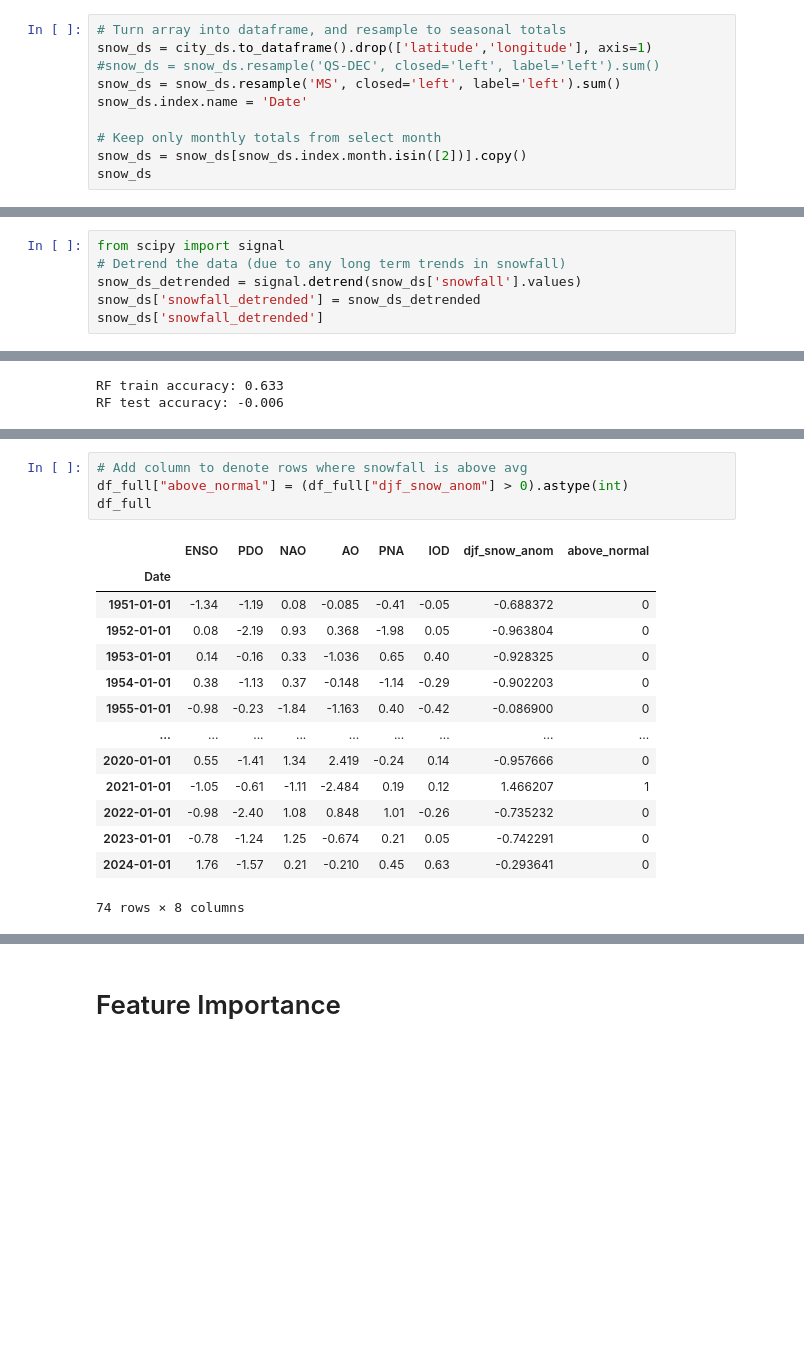
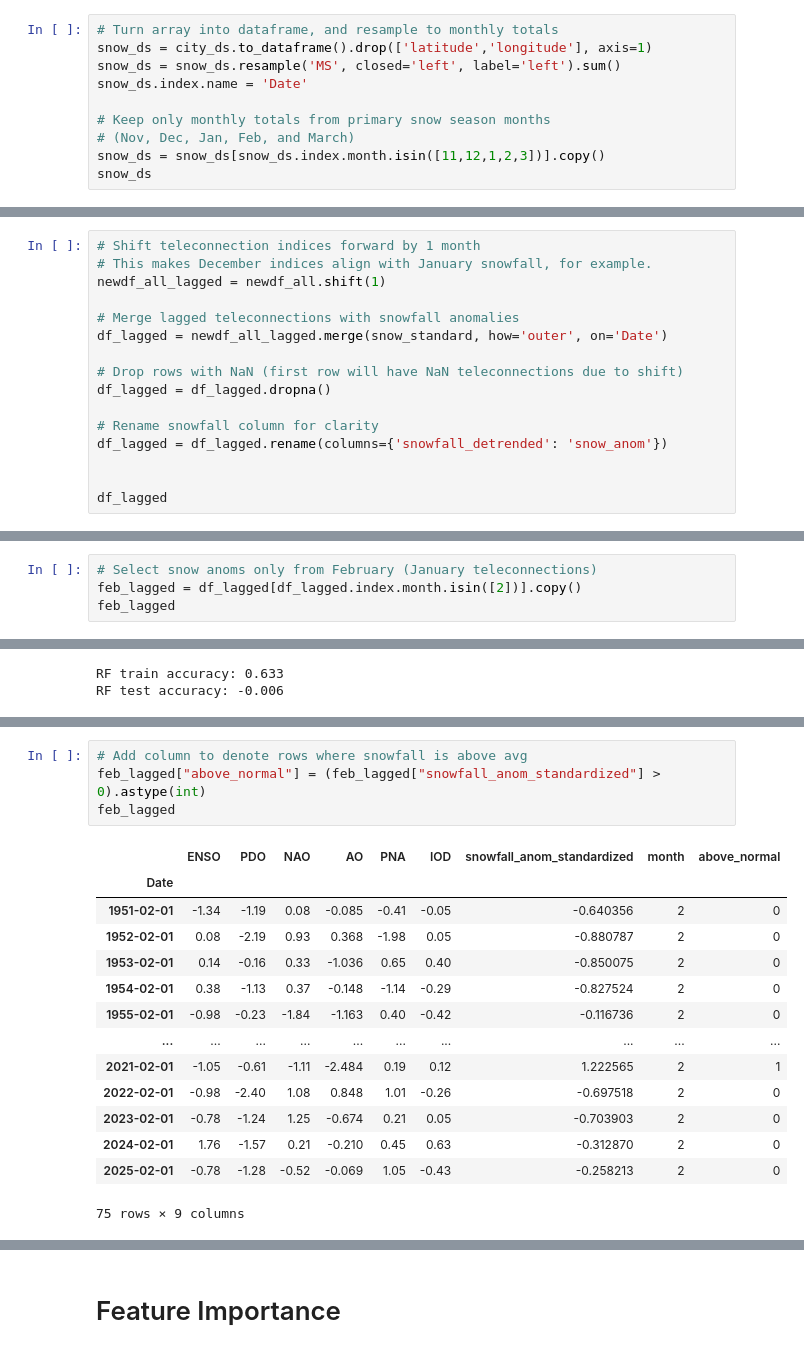
Before and after one commit to domenicbrooks33/ATMS-523-Final-Project-Module-8, a Jupyter notebook: data_preprocessing.ipynb, the cells around one changed output, grey strips where cells are left out. Saved outputs shown, nothing was run; the diff lists cells and outputs as text; blank space fills up the shorter version.

```diff
--- a/data_preprocessing.ipynb
+++ b/data_preprocessing.ipynb
@@ -223,12 +240,12 @@ city_ds = xr.open_dataarray('Baltimore_snowfall.nc', engine='h5netcdf')
 # %%
-# Turn array into dataframe, and resample to seasonal totals
+# Turn array into dataframe, and resample to monthly totals
 snow_ds = city_ds.to_dataframe().drop(['latitude','longitude'], axis=1)
-#snow_ds = snow_ds.resample('QS-DEC', closed='left', label='left').sum()
 snow_ds = snow_ds.resample('MS', closed='left', label='left').sum()
 snow_ds.index.name = 'Date'
 
-# Keep only monthly totals from select month
-snow_ds = snow_ds[snow_ds.index.month.isin([2])].copy()
+# Keep only monthly totals from primary snow season months
+# (Nov, Dec, Jan, Feb, and March)
+snow_ds = snow_ds[snow_ds.index.month.isin([11,12,1,2,3])].copy()
 snow_ds
 # %% [output]
 |  | snowfall |
@@ -248,6 +264,0 @@ snow_ds
-# %%
-from scipy import signal
-# Detrend the data (due to any long term trends in snowfall)
-snow_ds_detrended = signal.detrend(snow_ds['snowfall'].values)
-snow_ds['snowfall_detrended'] = snow_ds_detrended
-snow_ds['snowfall_detrended']
@@ -329,0 +335,16 @@ df_full
+# %%
+# Shift teleconnection indices forward by 1 month
+# This makes December indices align with January snowfall, for example.
+newdf_all_lagged = newdf_all.shift(1)
+
+# Merge lagged teleconnections with snowfall anomalies
+df_lagged = newdf_all_lagged.merge(snow_standard, how='outer', on='Date')
+
+# Drop rows with NaN (first row will have NaN teleconnections due to shift)
+df_lagged = df_lagged.dropna()
+
+# Rename snowfall column for clarity
+df_lagged = df_lagged.rename(columns={'snowfall_detrended': 'snow_anom'})
+
+
+df_lagged
@@ -349,0 +440,4 @@ plt.show()
+# %%
+# Select snow anoms only from February (January teleconnections)
+feb_lagged = df_lagged[df_lagged.index.month.isin([2])].copy()
+feb_lagged
@@ -555,19 +664,19 @@ RF test accuracy: -0.006
 # %%
 # Add column to denote rows where snowfall is above avg
-df_full["above_normal"] = (df_full["djf_snow_anom"] > 0).astype(int)
-df_full
+feb_lagged["above_normal"] = (feb_lagged["snowfall_anom_standardized"] > 0).astype(int)
+feb_lagged
 # %% [output]
-|  | ENSO | PDO | NAO | AO | PNA | IOD | djf_snow_anom | above_normal |
-| Date |  |  |  |  |  |  |  |  |
-| 1951-01-01 | -1.34 | -1.19 | 0.08 | -0.085 | -0.41 | -0.05 | -0.688372 | 0 |
-| 1952-01-01 | 0.08 | -2.19 | 0.93 | 0.368 | -1.98 | 0.05 | -0.963804 | 0 |
-| 1953-01-01 | 0.14 | -0.16 | 0.33 | -1.036 | 0.65 | 0.40 | -0.928325 | 0 |
-| 1954-01-01 | 0.38 | -1.13 | 0.37 | -0.148 | -1.14 | -0.29 | -0.902203 | 0 |
-| 1955-01-01 | -0.98 | -0.23 | -1.84 | -1.163 | 0.40 | -0.42 | -0.086900 | 0 |
-| ... | ... | ... | ... | ... | ... | ... | ... | ... |
-| 2020-01-01 | 0.55 | -1.41 | 1.34 | 2.419 | -0.24 | 0.14 | -0.957666 | 0 |
-| 2021-01-01 | -1.05 | -0.61 | -1.11 | -2.484 | 0.19 | 0.12 | 1.466207 | 1 |
-| 2022-01-01 | -0.98 | -2.40 | 1.08 | 0.848 | 1.01 | -0.26 | -0.735232 | 0 |
-| 2023-01-01 | -0.78 | -1.24 | 1.25 | -0.674 | 0.21 | 0.05 | -0.742291 | 0 |
-| 2024-01-01 | 1.76 | -1.57 | 0.21 | -0.210 | 0.45 | 0.63 | -0.293641 | 0 |
+|  | ENSO | PDO | NAO | AO | PNA | IOD | snowfall_anom_standardized | month | above_normal |
+| Date |  |  |  |  |  |  |  |  |  |
+| 1951-02-01 | -1.34 | -1.19 | 0.08 | -0.085 | -0.41 | -0.05 | -0.640356 | 2 | 0 |
+| 1952-02-01 | 0.08 | -2.19 | 0.93 | 0.368 | -1.98 | 0.05 | -0.880787 | 2 | 0 |
+| 1953-02-01 | 0.14 | -0.16 | 0.33 | -1.036 | 0.65 | 0.40 | -0.850075 | 2 | 0 |
+| 1954-02-01 | 0.38 | -1.13 | 0.37 | -0.148 | -1.14 | -0.29 | -0.827524 | 2 | 0 |
+| 1955-02-01 | -0.98 | -0.23 | -1.84 | -1.163 | 0.40 | -0.42 | -0.116736 | 2 | 0 |
+| ... | ... | ... | ... | ... | ... | ... | ... | ... | ... |
+| 2021-02-01 | -1.05 | -0.61 | -1.11 | -2.484 | 0.19 | 0.12 | 1.222565 | 2 | 1 |
+| 2022-02-01 | -0.98 | -2.40 | 1.08 | 0.848 | 1.01 | -0.26 | -0.697518 | 2 | 0 |
+| 2023-02-01 | -0.78 | -1.24 | 1.25 | -0.674 | 0.21 | 0.05 | -0.703903 | 2 | 0 |
+| 2024-02-01 | 1.76 | -1.57 | 0.21 | -0.210 | 0.45 | 0.63 | -0.312870 | 2 | 0 |
+| 2025-02-01 | -0.78 | -1.28 | -0.52 | -0.069 | 1.05 | -0.43 | -0.258213 | 2 | 0 |
-74 rows × 8 columns
+75 rows × 9 columns
```
Also changed, not shown: parts of 34 cells of this notebook, 1 other file.
